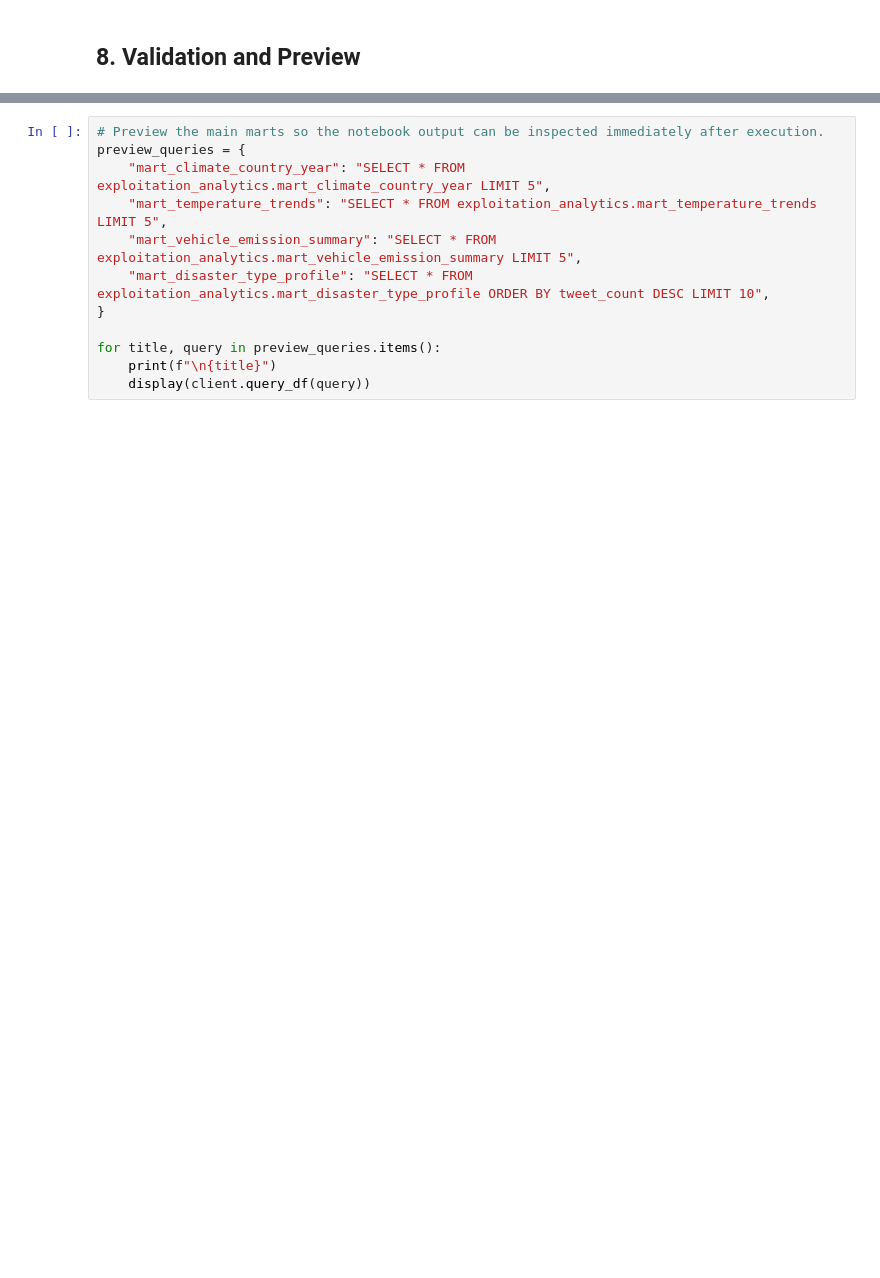
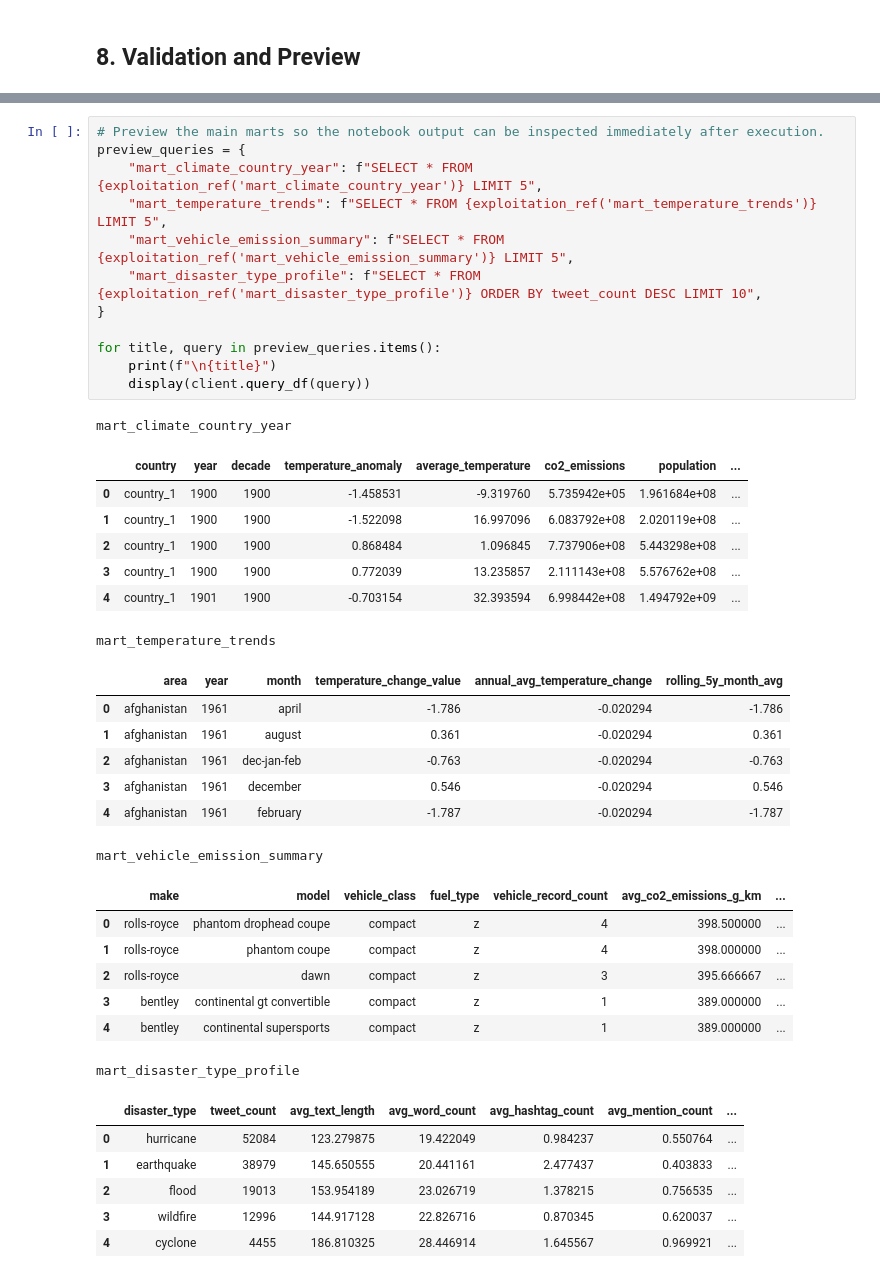
Before and after one commit to noirsa/BDM, a Jupyter notebook: notebooks/Exploitation Zone/2. structured_data_exploitation.ipynb, the cells around one changed output, grey strips where cells are left out. Saved outputs shown, nothing was run; the diff lists cells and outputs as text; blank space fills up the shorter version.

Commit message:
structure data exploitation finished

```diff
--- a/notebooks/Exploitation Zone/2. structured_data_exploitation.ipynb
+++ b/notebooks/Exploitation Zone/2. structured_data_exploitation.ipynb
@@ -482,12 +642,41 @@ mart_disaster_type_profile                        5 rows
 # %%
 # Preview the main marts so the notebook output can be inspected immediately after execution.
 preview_queries = {
-    "mart_climate_country_year": "SELECT * FROM exploitation_analytics.mart_climate_country_year LIMIT 5",
-    "mart_temperature_trends": "SELECT * FROM exploitation_analytics.mart_temperature_trends LIMIT 5",
-    "mart_vehicle_emission_summary": "SELECT * FROM exploitation_analytics.mart_vehicle_emission_summary LIMIT 5",
-    "mart_disaster_type_profile": "SELECT * FROM exploitation_analytics.mart_disaster_type_profile ORDER BY tweet_count DESC LIMIT 10",
+    "mart_climate_country_year": f"SELECT * FROM {exploitation_ref('mart_climate_country_year')} LIMIT 5",
+    "mart_temperature_trends": f"SELECT * FROM {exploitation_ref('mart_temperature_trends')} LIMIT 5",
+    "mart_vehicle_emission_summary": f"SELECT * FROM {exploitation_ref('mart_vehicle_emission_summary')} LIMIT 5",
+    "mart_disaster_type_profile": f"SELECT * FROM {exploitation_ref('mart_disaster_type_profile')} ORDER BY tweet_count DESC LIMIT 10",
 }
 
 for title, query in preview_queries.items():
     print(f"\n{title}")
     display(client.query_df(query))
+# %% [output]
+mart_climate_country_year
+|  | country | year | decade | temperature_anomaly | average_temperature | co2_emissions | population | ... |
+| 0 | country_1 | 1900 | 1900 | -1.458531 | -9.319760 | 5.735942e+05 | 1.961684e+08 | ... |
+| 1 | country_1 | 1900 | 1900 | -1.522098 | 16.997096 | 6.083792e+08 | 2.020119e+08 | ... |
+| 2 | country_1 | 1900 | 1900 | 0.868484 | 1.096845 | 7.737906e+08 | 5.443298e+08 | ... |
+| 3 | country_1 | 1900 | 1900 | 0.772039 | 13.235857 | 2.111143e+08 | 5.576762e+08 | ... |
+| 4 | country_1 | 1901 | 1900 | -0.703154 | 32.393594 | 6.998442e+08 | 1.494792e+09 | ... |
+mart_temperature_trends
+|  | area | year | month | temperature_change_value | annual_avg_temperature_change | rolling_5y_month_avg |
+| 0 | afghanistan | 1961 | april | -1.786 | -0.020294 | -1.786 |
+| 1 | afghanistan | 1961 | august | 0.361 | -0.020294 | 0.361 |
+| 2 | afghanistan | 1961 | dec-jan-feb | -0.763 | -0.020294 | -0.763 |
+| 3 | afghanistan | 1961 | december | 0.546 | -0.020294 | 0.546 |
+| 4 | afghanistan | 1961 | february | -1.787 | -0.020294 | -1.787 |
+mart_vehicle_emission_summary
+|  | make | model | vehicle_class | fuel_type | vehicle_record_count | avg_co2_emissions_g_km | ... |
+| 0 | rolls-royce | phantom drophead coupe | compact | z | 4 | 398.500000 | ... |
+| 1 | rolls-royce | phantom coupe | compact | z | 4 | 398.000000 | ... |
+| 2 | rolls-royce | dawn | compact | z | 3 | 395.666667 | ... |
+| 3 | bentley | continental gt convertible | compact | z | 1 | 389.000000 | ... |
+| 4 | bentley | continental supersports | compact | z | 1 | 389.000000 | ... |
+mart_disaster_type_profile
+|  | disaster_type | tweet_count | avg_text_length | avg_word_count | avg_hashtag_count | avg_mention_count | ... |
+| 0 | hurricane | 52084 | 123.279875 | 19.422049 | 0.984237 | 0.550764 | ... |
+| 1 | earthquake | 38979 | 145.650555 | 20.441161 | 2.477437 | 0.403833 | ... |
+| 2 | flood | 19013 | 153.954189 | 23.026719 | 1.378215 | 0.756535 | ... |
+| 3 | wildfire | 12996 | 144.917128 | 22.826716 | 0.870345 | 0.620037 | ... |
+| 4 | cyclone | 4455 | 186.810325 | 28.446914 | 1.645567 | 0.969921 | ... |
```
Also changed, not shown: parts of 10 cells of this notebook, 1 other file.
